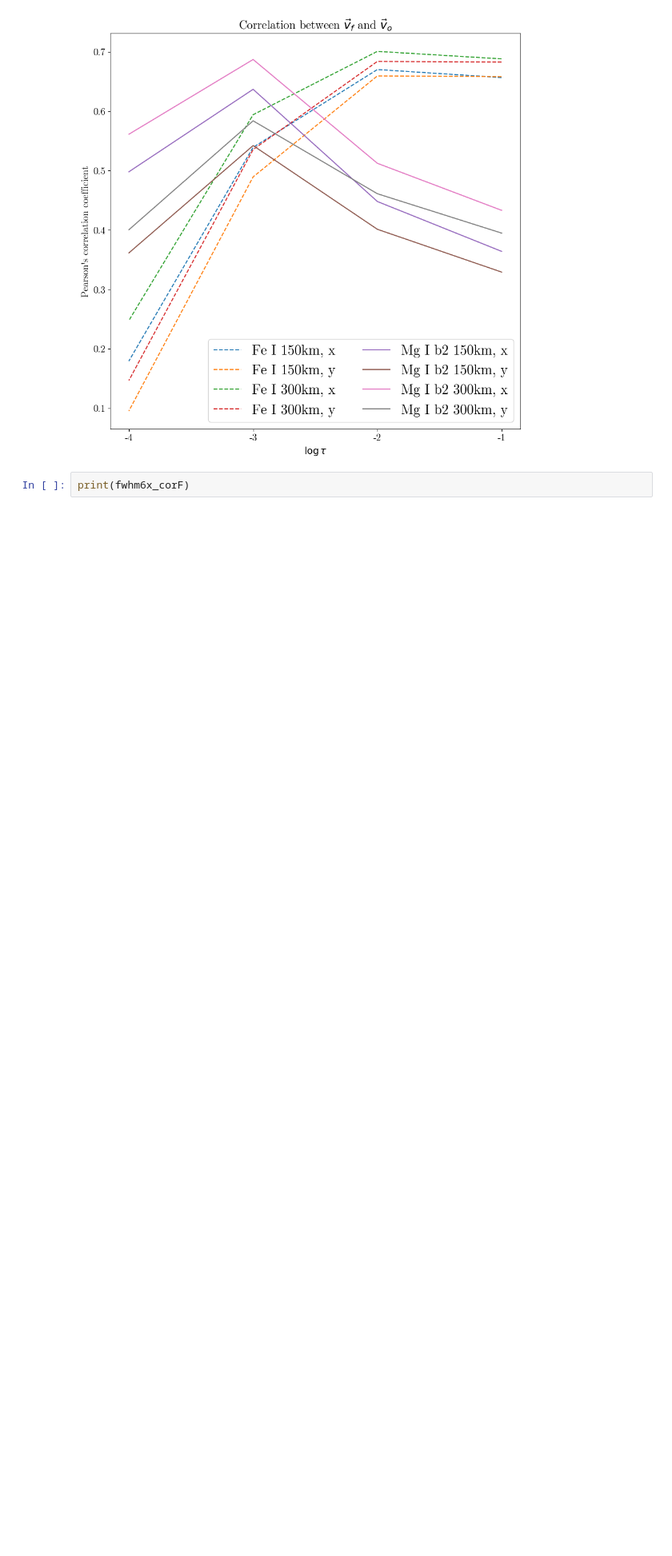
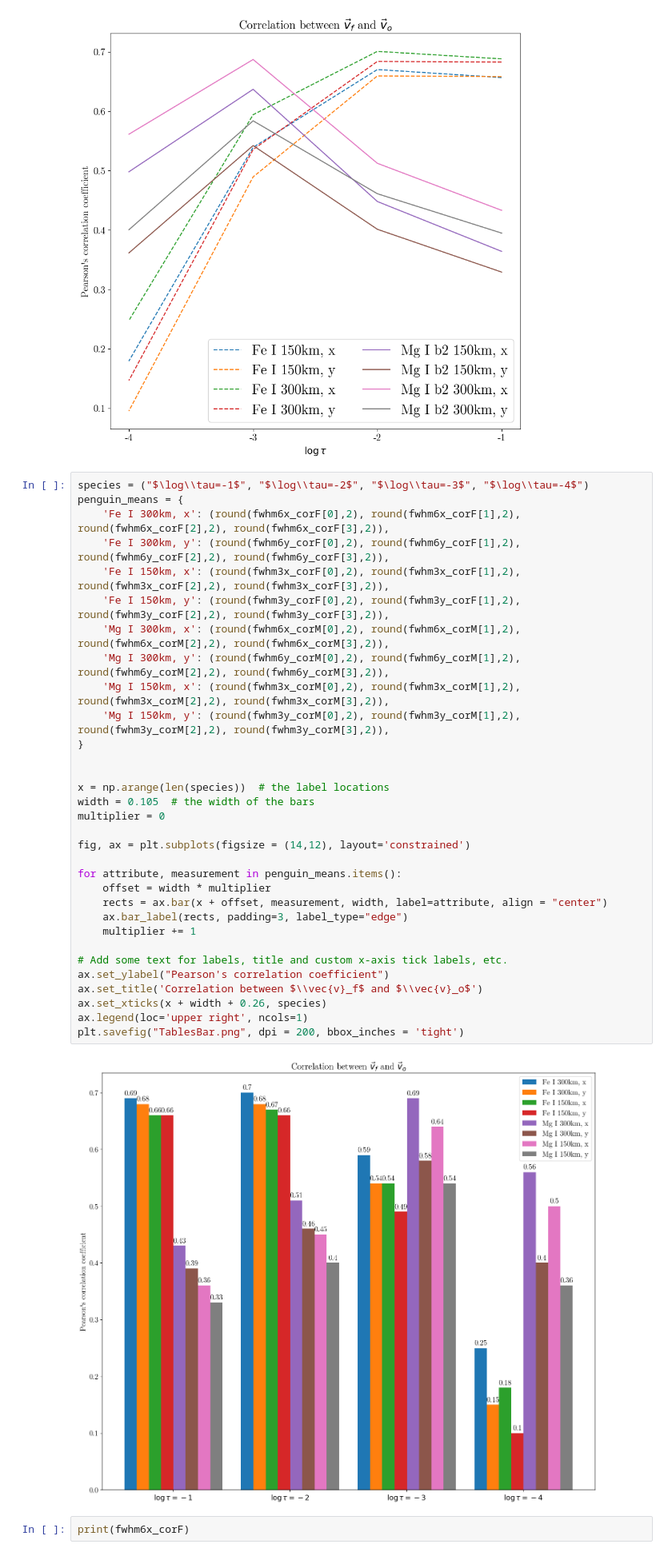
Before and after one commit to TheodoreKostic/Tracking_features, a Jupyter notebook: FirstPaper/Final_plot_table.ipynb, the cells around one changed output. Shown at 80% size. Saved outputs shown, nothing was run; the diff lists cells and outputs as text; blank space fills up the shorter version.

Commit message:
+ 1 plot

```diff
--- a/FirstPaper/Final_plot_table.ipynb
+++ b/FirstPaper/Final_plot_table.ipynb
@@ -220,6 +220,40 @@ ax.legend(loc='best', ncols=2, fontsize = 20)
 plt.savefig("Tables.png", dpi = 200, bbox_inches = 'tight')
 # %% [output]
 [figure]
+# %%
+species = ("$\log\\tau=-1$", "$\log\\tau=-2$", "$\log\\tau=-3$", "$\log\\tau=-4$")
+penguin_means = {
+    'Fe I 300km, x': (round(fwhm6x_corF[0],2), round(fwhm6x_corF[1],2), round(fwhm6x_corF[2],2), round(fwhm6x_corF[3],2)),
+    'Fe I 300km, y': (round(fwhm6y_corF[0],2), round(fwhm6y_corF[1],2), round(fwhm6y_corF[2],2), round(fwhm6y_corF[3],2)),
+    'Fe I 150km, x': (round(fwhm3x_corF[0],2), round(fwhm3x_corF[1],2), round(fwhm3x_corF[2],2), round(fwhm3x_corF[3],2)),
+    'Fe I 150km, y': (round(fwhm3y_corF[0],2), round(fwhm3y_corF[1],2), round(fwhm3y_corF[2],2), round(fwhm3y_corF[3],2)),
+    'Mg I 300km, x': (round(fwhm6x_corM[0],2), round(fwhm6x_corM[1],2), round(fwhm6x_corM[2],2), round(fwhm6x_corM[3],2)),
+    'Mg I 300km, y': (round(fwhm6y_corM[0],2), round(fwhm6y_corM[1],2), round(fwhm6y_corM[2],2), round(fwhm6y_corM[3],2)),
+    'Mg I 150km, x': (round(fwhm3x_corM[0],2), round(fwhm3x_corM[1],2), round(fwhm3x_corM[2],2), round(fwhm3x_corM[3],2)),
+    'Mg I 150km, y': (round(fwhm3y_corM[0],2), round(fwhm3y_corM[1],2), round(fwhm3y_corM[2],2), round(fwhm3y_corM[3],2)),
+}
+
+
+x = np.arange(len(species))  # the label locations
+width = 0.105  # the width of the bars
+multiplier = 0
+
+fig, ax = plt.subplots(figsize = (14,12), layout='constrained')
+
+for attribute, measurement in penguin_means.items():
+    offset = width * multiplier
+    rects = ax.bar(x + offset, measurement, width, label=attribute, align = "center")
+    ax.bar_label(rects, padding=3, label_type="edge")
+    multiplier += 1
+
+# Add some text for labels, title and custom x-axis tick labels, etc.
+ax.set_ylabel("Pearson's correlation coefficient")
+ax.set_title('Correlation between $\\vec{v}_f$ and $\\vec{v}_o$')
+ax.set_xticks(x + width + 0.26, species)
+ax.legend(loc='upper right', ncols=1)
+plt.savefig("TablesBar.png", dpi = 200, bbox_inches = 'tight')
+# %% [output]
+[figure, added]
 # %%
 print(fwhm6x_corF)
 # %% [output]
```
Also changed, not shown: parts of 3 cells of this notebook.
